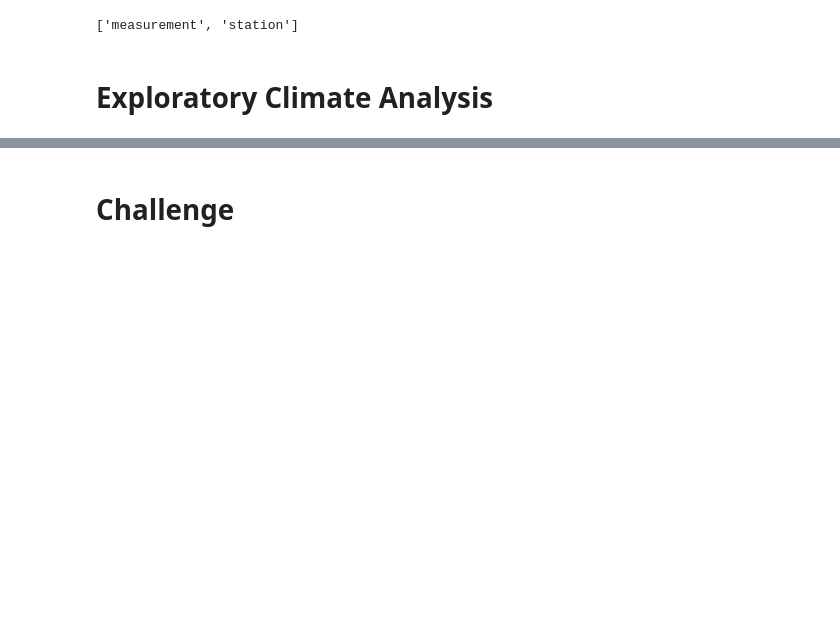
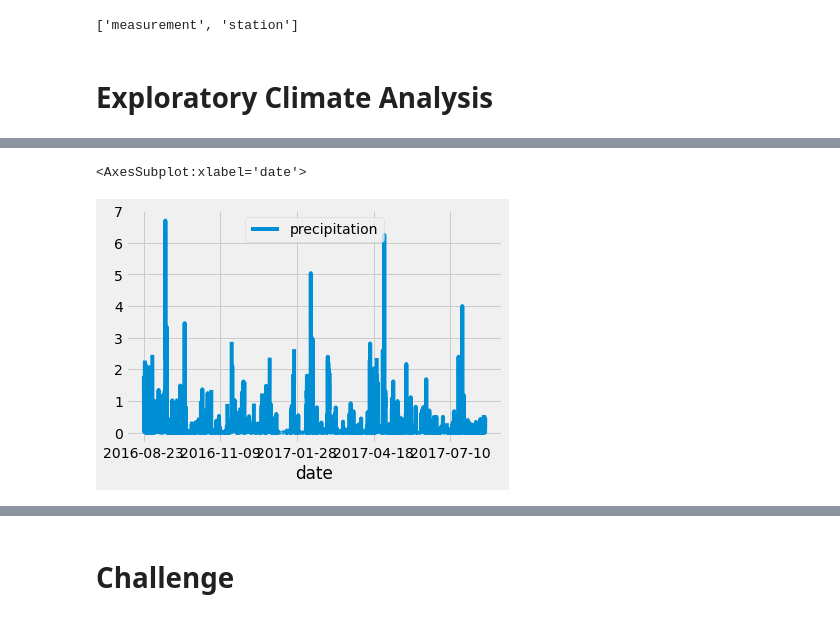
Before and after one commit to TanvirZulkarnaine/surfs_up, a Jupyter notebook: climate_analysis.ipynb, the cells around one changed output, grey strips where cells are left out. Saved outputs shown, nothing was run; the diff lists cells and outputs as text; code cells hidden in the pictures; blank space fills up the shorter version.

Commit message:
precipitation analysis

```diff
--- a/climate_analysis.ipynb
+++ b/climate_analysis.ipynb
@@ -54,0 +64,5 @@ session = Session(engine)
+# %%
+# Write a query to see date and prcp from last year and view it in a list using .all()
+prev_year = dt.date(2017, 8, 23) - dt.timedelta(days=365)
+results = session.query(Measurement.date, Measurement.prcp).filter(Measurement.date >= prev_year).all()
+print(results)
@@ -54,0 +71,6 @@ session = Session(engine)
+# %%
+# Save our query results as a dataframe
+df = pd.DataFrame(results, columns=['date','precipitation'])
+# %%
+# Set index as date column
+df.set_index(df['date'], inplace=True)
@@ -54,0 +117,3 @@ session = Session(engine)
+# %%
+# Sort the query data - data frame
+df = df.sort_index()
@@ -54,0 +141,6 @@ session = Session(engine)
+# %%
+# Plot the data frame. This plot shows the total precipitation per day
+df.plot()
+# %% [output]
+<AxesSubplot:xlabel='date'>
+[figure, added]
```
Also changed, not shown: parts of 7 cells of this notebook.
